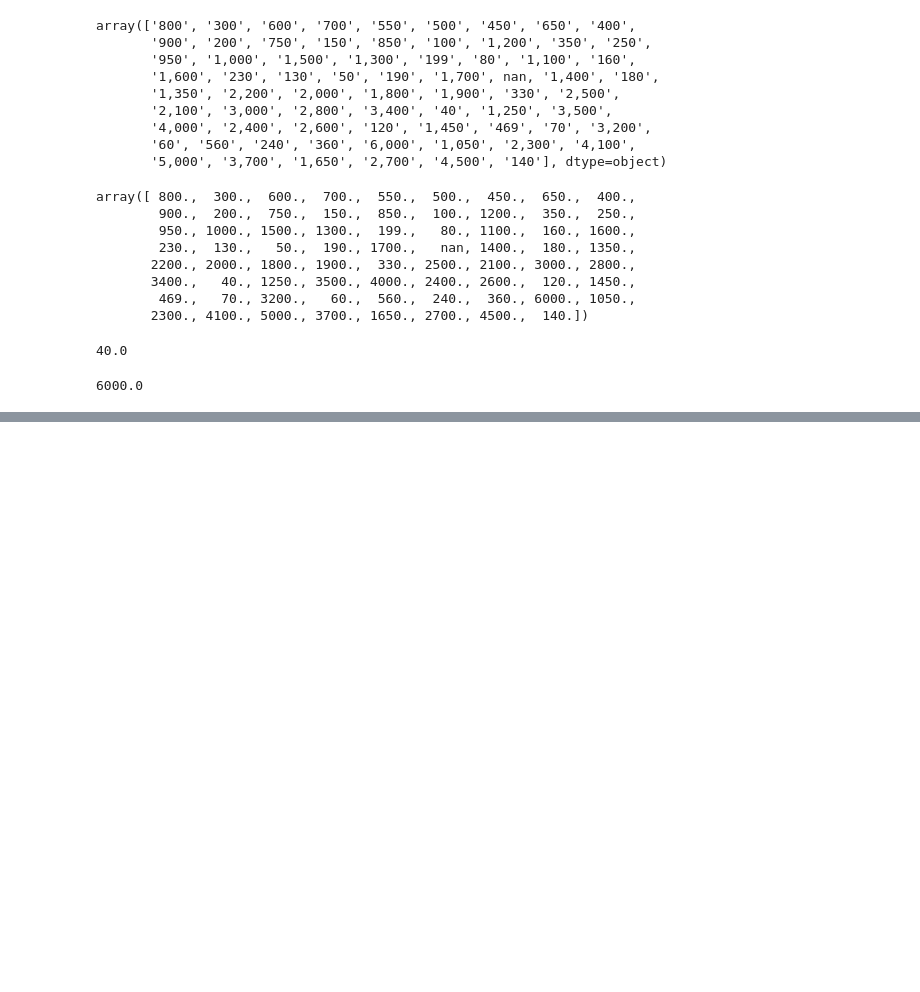
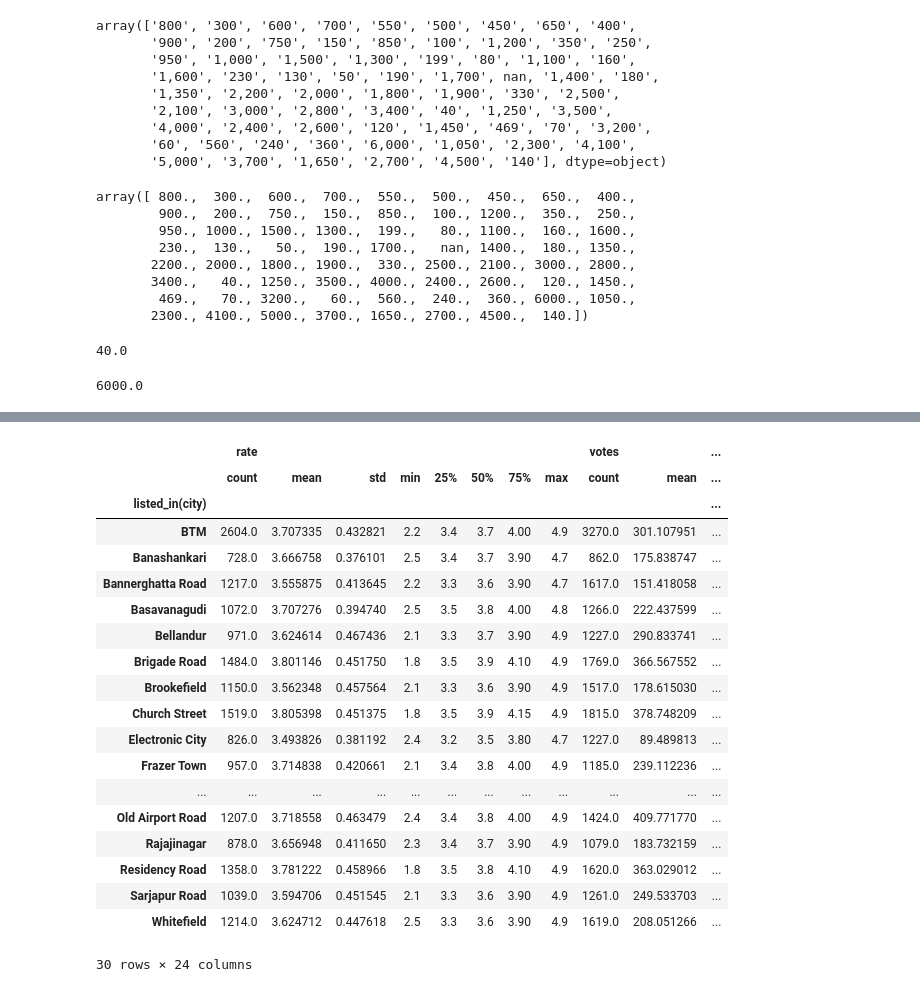
Before and after one commit to anushkajlr/DA-Zomato-EDA, a Jupyter notebook: Zomato EDA.ipynb, the cells around one changed output, grey strips where cells are left out. Drawn from its saved outputs; the diff is of its cells as text; code cells hidden in the pictures; blank space fills up the shorter version.

```diff
--- a/Zomato EDA.ipynb
+++ b/Zomato EDA.ipynb
@@ -206,0 +253,17 @@ df_zomato['approx_cost(for two people)'].max()
+# %%
+
+cuisines = df_zomato['cuisines'].value_counts(ascending  = False)
+
+
+cuisines_lessthan100 = cuisines[cuisines<100]
+
+
+
+def handle_cuisines(value):
+    if(value in cuisines_lessthan100):
+        return 'others'
+    else:
+        return value
+
+df_zomato['cuisines'] = df_zomato['cuisines'].apply(handle_cuisines)
+df_zomato['cuisines'].value_counts()
@@ -206,0 +329,23 @@ df_zomato['approx_cost(for two people)'].max()
+# %%
+df_zomato.groupby(['listed_in(city)']).describe()
+# %% [output]
+|  | rate |  |  |  |  |  |  |  | votes |  | ... |
+|  | count | mean | std | min | 25% | 50% | 75% | max | count | mean | ... |
+| listed_in(city) |  |  |  |  |  |  |  |  |  |  | ... |
+| BTM | 2604.0 | 3.707335 | 0.432821 | 2.2 | 3.4 | 3.7 | 4.00 | 4.9 | 3270.0 | 301.107951 | ... |
+| Banashankari | 728.0 | 3.666758 | 0.376101 | 2.5 | 3.4 | 3.7 | 3.90 | 4.7 | 862.0 | 175.838747 | ... |
+| Bannerghatta Road | 1217.0 | 3.555875 | 0.413645 | 2.2 | 3.3 | 3.6 | 3.90 | 4.7 | 1617.0 | 151.418058 | ... |
+| Basavanagudi | 1072.0 | 3.707276 | 0.394740 | 2.5 | 3.5 | 3.8 | 4.00 | 4.8 | 1266.0 | 222.437599 | ... |
+| Bellandur | 971.0 | 3.624614 | 0.467436 | 2.1 | 3.3 | 3.7 | 3.90 | 4.9 | 1227.0 | 290.833741 | ... |
+| Brigade Road | 1484.0 | 3.801146 | 0.451750 | 1.8 | 3.5 | 3.9 | 4.10 | 4.9 | 1769.0 | 366.567552 | ... |
+| Brookefield | 1150.0 | 3.562348 | 0.457564 | 2.1 | 3.3 | 3.6 | 3.90 | 4.9 | 1517.0 | 178.615030 | ... |
+| Church Street | 1519.0 | 3.805398 | 0.451375 | 1.8 | 3.5 | 3.9 | 4.15 | 4.9 | 1815.0 | 378.748209 | ... |
+| Electronic City | 826.0 | 3.493826 | 0.381192 | 2.4 | 3.2 | 3.5 | 3.80 | 4.7 | 1227.0 | 89.489813 | ... |
+| Frazer Town | 957.0 | 3.714838 | 0.420661 | 2.1 | 3.4 | 3.8 | 4.00 | 4.9 | 1185.0 | 239.112236 | ... |
+| ... | ... | ... | ... | ... | ... | ... | ... | ... | ... | ... | ... |
+| Old Airport Road | 1207.0 | 3.718558 | 0.463479 | 2.4 | 3.4 | 3.8 | 4.00 | 4.9 | 1424.0 | 409.771770 | ... |
+| Rajajinagar | 878.0 | 3.656948 | 0.411650 | 2.3 | 3.4 | 3.7 | 3.90 | 4.9 | 1079.0 | 183.732159 | ... |
+| Residency Road | 1358.0 | 3.781222 | 0.458966 | 1.8 | 3.5 | 3.8 | 4.10 | 4.9 | 1620.0 | 363.029012 | ... |
+| Sarjapur Road | 1039.0 | 3.594706 | 0.451545 | 2.1 | 3.3 | 3.6 | 3.90 | 4.9 | 1261.0 | 249.533703 | ... |
+| Whitefield | 1214.0 | 3.624712 | 0.447618 | 2.5 | 3.3 | 3.6 | 3.90 | 4.9 | 1619.0 | 208.051266 | ... |
+30 rows × 24 columns
```
Also changed, not shown: parts of 20 cells of this notebook.
